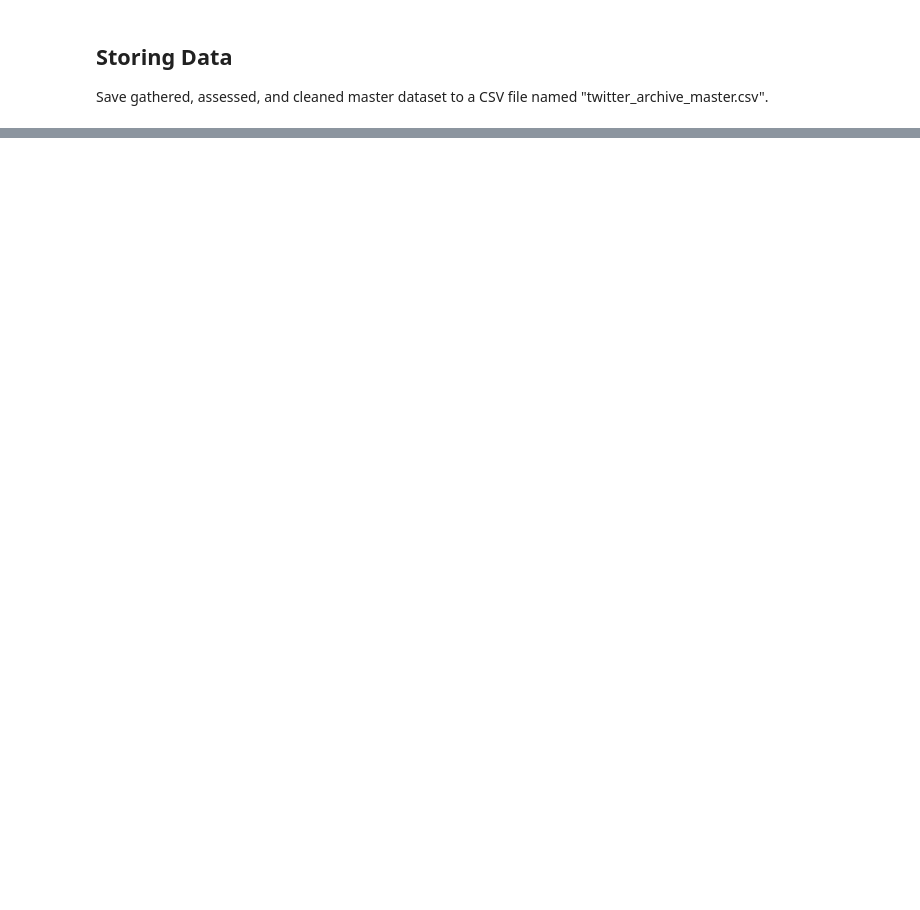
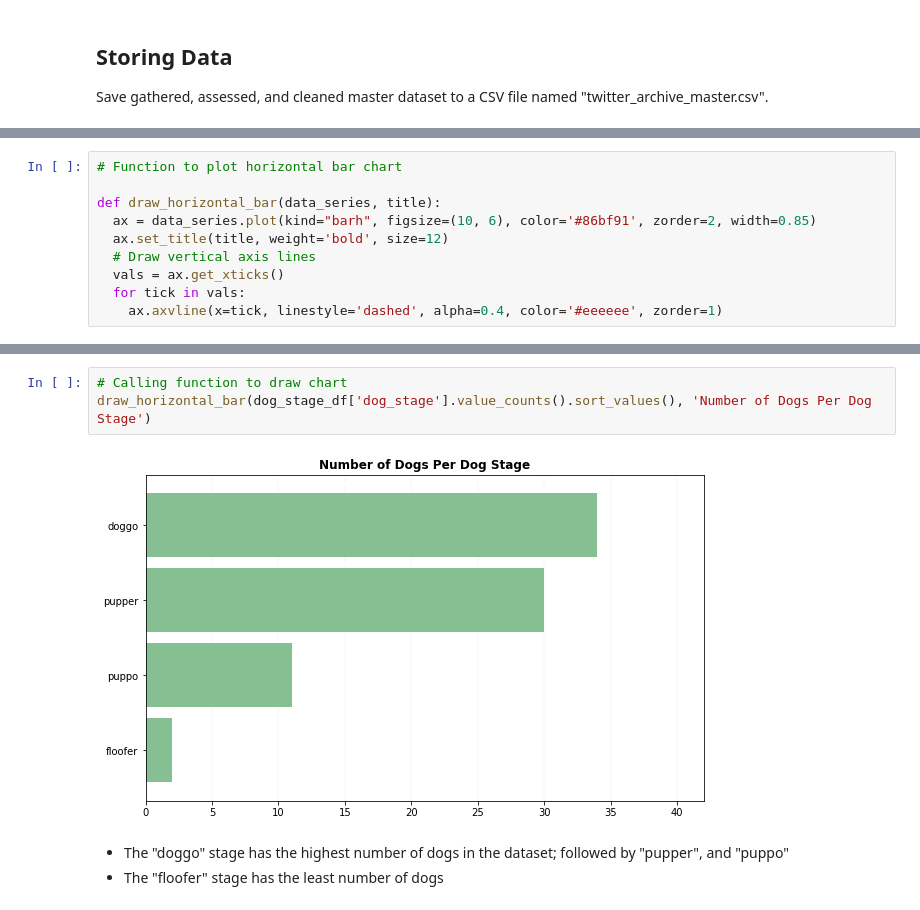
Before and after one commit to IsaacMwendwa/Udacity-Data-Analyst-Nanodegree-Project-2, a Jupyter notebook: wrangle_act.ipynb, the cells around one changed output, grey strips where cells are left out. Drawn from its saved outputs; the diff is of its cells as text; blank space fills up the shorter version.

```diff
--- a/wrangle_act.ipynb
+++ b/wrangle_act.ipynb
@@ -723,0 +1571,10 @@ In this section, analyze and visualize your wrangled data. You must produce at l
+# %%
+# Function to plot horizontal bar chart
+
+def draw_horizontal_bar(data_series, title):
+  ax = data_series.plot(kind="barh", figsize=(10, 6), color='#86bf91', zorder=2, width=0.85)
+  ax.set_title(title, weight='bold', size=12)
+  # Draw vertical axis lines
+  vals = ax.get_xticks()
+  for tick in vals:
+    ax.axvline(x=tick, linestyle='dashed', alpha=0.4, color='#eeeeee', zorder=1)
@@ -723,0 +1597,8 @@ In this section, analyze and visualize your wrangled data. You must produce at l
+# %%
+# Calling function to draw chart
+draw_horizontal_bar(dog_stage_df['dog_stage'].value_counts().sort_values(), 'Number of Dogs Per Dog Stage')
+# %% [output]
+[figure, added]
+# %% [markdown]
+* The "doggo" stage has the highest number of dogs in the dataset; followed by "pupper", and "puppo"
+* The "floofer" stage has the least number of dogs
```
Also changed, not shown: parts of 179 cells of this notebook.
